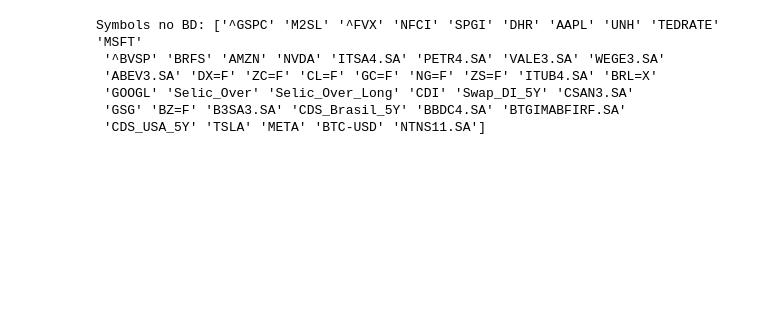
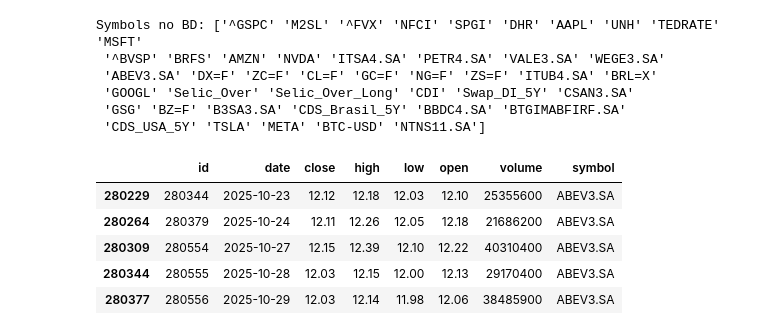
Before and after one commit to matheusff1/back-end-projeto-b, a Jupyter notebook: projetob/notebooks/read-db.ipynb, the cells around one changed output. Cells and saved outputs as stored; diff of their text form; code cells hidden in the pictures; blank space fills up the shorter version.

```diff
--- a/projetob/notebooks/read-db.ipynb
+++ b/projetob/notebooks/read-db.ipynb
@@ -62,6 +62,17 @@ Symbols no BD: ['^GSPC' 'M2SL' '^FVX' 'NFCI' 'SPGI' 'DHR' 'AAPL' 'UNH' 'TEDRATE'
  'GOOGL' 'Selic_Over' 'Selic_Over_Long' 'CDI' 'Swap_DI_5Y' 'CSAN3.SA'
  'GSG' 'BZ=F' 'B3SA3.SA' 'CDS_Brasil_5Y' 'BBDC4.SA' 'BTGIMABFIRF.SA'
  'CDS_USA_5Y' 'TSLA' 'META' 'BTC-USD' 'NTNS11.SA']
+# %%
+ptr4 = df_marketdata[df_marketdata['symbol'] == 'ABEV3.SA']
+# %%
+ptr4.tail()
+# %% [output]
+|  | id | date | close | high | low | open | volume | symbol |
+| 280229 | 280344 | 2025-10-23 | 12.12 | 12.18 | 12.03 | 12.10 | 25355600 | ABEV3.SA |
+| 280264 | 280379 | 2025-10-24 | 12.11 | 12.26 | 12.05 | 12.18 | 21686200 | ABEV3.SA |
+| 280309 | 280554 | 2025-10-27 | 12.15 | 12.39 | 12.10 | 12.22 | 40310400 | ABEV3.SA |
+| 280344 | 280555 | 2025-10-28 | 12.03 | 12.15 | 12.00 | 12.13 | 29170400 | ABEV3.SA |
+| 280377 | 280556 | 2025-10-29 | 12.03 | 12.14 | 11.98 | 12.06 | 38485900 | ABEV3.SA |
 # %%
 async def get_predictiondata_df():
     qs = await sync_to_async(list)(Prediction.objects.all().values())
```
Also changed, not shown: parts of 6 cells of this notebook, 8 other files.
